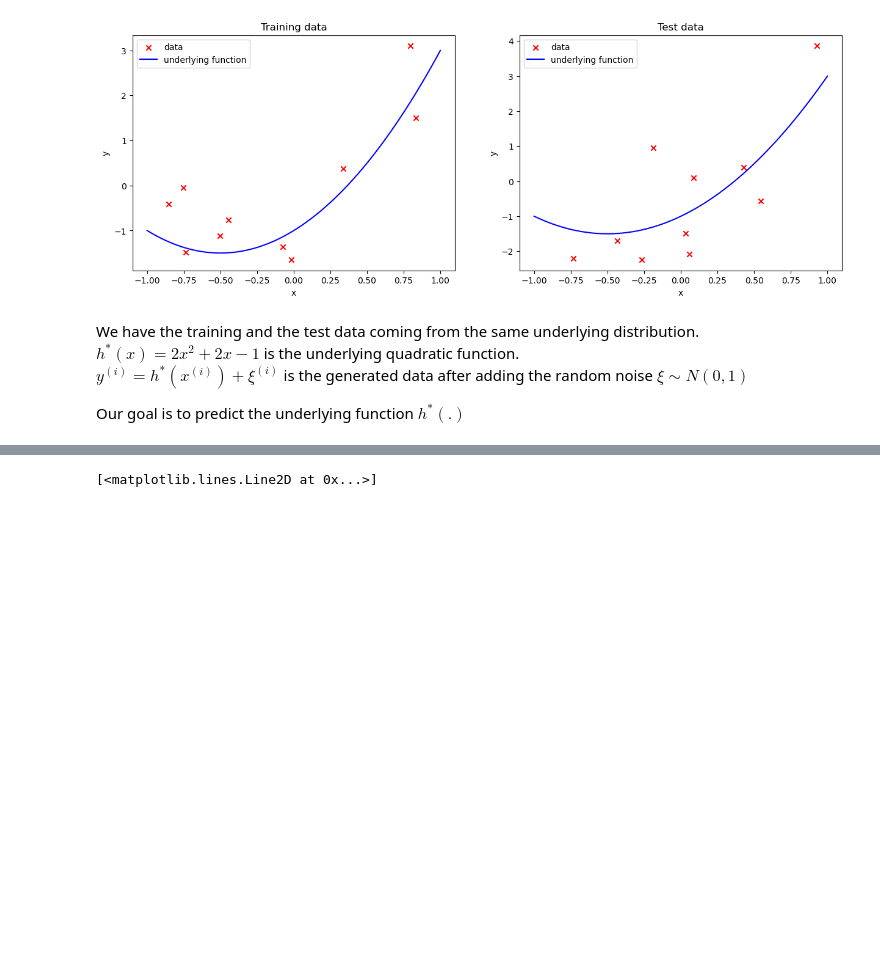
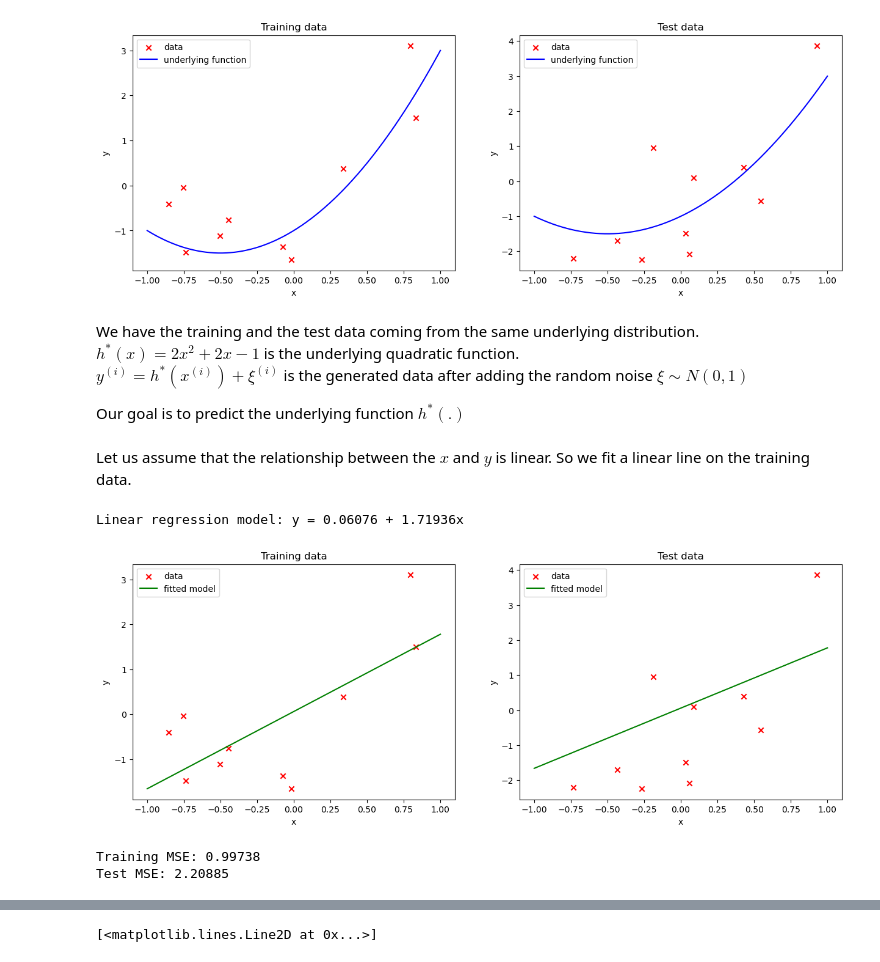
Before and after one commit to AshishSinha5/course_notes, a Jupyter notebook: cs229/chapter_8.ipynb, the cells around one changed output, grey strips where cells are left out. Drawn from its saved outputs; the diff is of its cells as text; code cells hidden in the pictures; blank space fills up the shorter version.

```diff
--- a/cs229/chapter_8.ipynb
+++ b/cs229/chapter_8.ipynb
@@ -80,3 +80,47 @@ $h^{*}(x) = 2x^2 + 2x - 1$ is the underlying quadratic function. <br>
 $y^{(i)} = h^{*}(x^{(i)}) + \xi^{(i)}$ is the generated data after adding the random noise $\xi \sim N(0, 1)$
 
 Our goal is to predict the underlying function $h^{*}(.)$
+# %% [markdown]
+Let us assume that the relationship between the $x$ and $y$ is linear. So we fit a linear line on the training data.
+# %%
+# fit a linear regression model
+from sklearn.linear_model import LinearRegression
+
+model = LinearRegression()
+model.fit(train_x, train_y)
+print('Linear regression model: y = {:.5f} + {:.5f}x'.format(model.intercept_[0], model.coef_[0][0]))
+
+# plot the fitted model
+fig, ax = plt.subplots(1, 2, figsize = (15, 5))
+ax[0].scatter(train_x, train_y, marker = 'x', color = 'r', label = 'data')
+ax[0].plot(np.linspace(MIN_X, MAX_X, 1000), model.predict(np.linspace(MIN_X, MAX_X, 1000).reshape(-1, 1)), color = 'g', label = 'fitted model')
+
+ax[0].set_title('Training data')
+ax[0].set_xlabel('x')
+ax[0].set_ylabel('y')
+ax[0].legend()
+
+ax[1].scatter(test_x, test_y, marker = 'x', color = 'r', label = 'data')
+ax[1].plot(np.linspace(MIN_X, MAX_X, 1000), model.predict(np.linspace(MIN_X, MAX_X, 1000).reshape(-1, 1)), color = 'g', label = 'fitted model')
+
+ax[1].set_title('Test data')
+ax[1].set_xlabel('x')
+ax[1].set_ylabel('y')
+ax[1].legend()
+
+plt.show()
+# %% [output]
+Linear regression model: y = 0.06076 + 1.71936x
+[figure, added]
+# %%
+# claculate the mean squared error for the training and test data
+from sklearn.metrics import mean_squared_error
+
+train_mse = mean_squared_error(train_y, model.predict(train_x))
+test_mse = mean_squared_error(test_y, model.predict(test_x))
+
+print('Training MSE: {:.5f}'.format(train_mse))
+print('Test MSE: {:.5f}'.format(test_mse))
+# %% [output]
+Training MSE: 0.99738
+Test MSE: 2.20885
```
Also changed, not shown: parts of 10 cells of this notebook.
